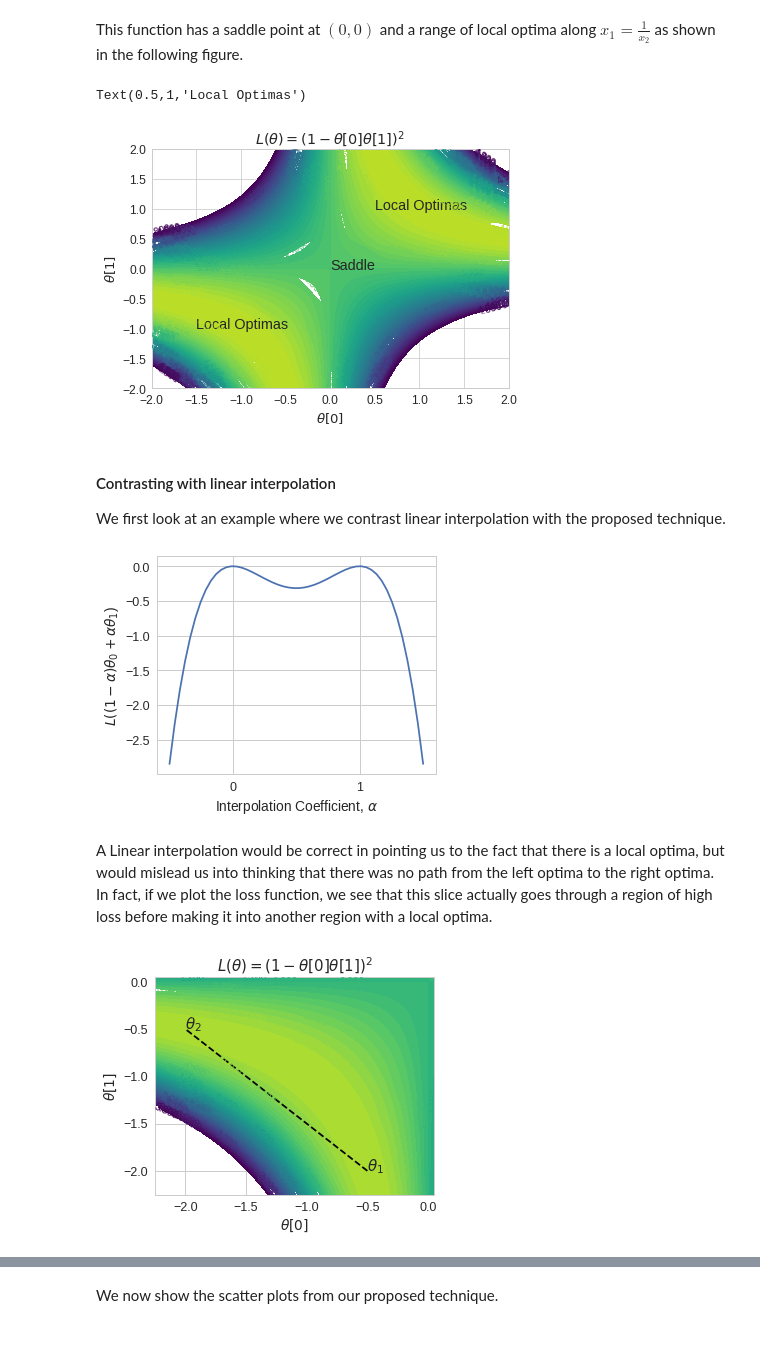
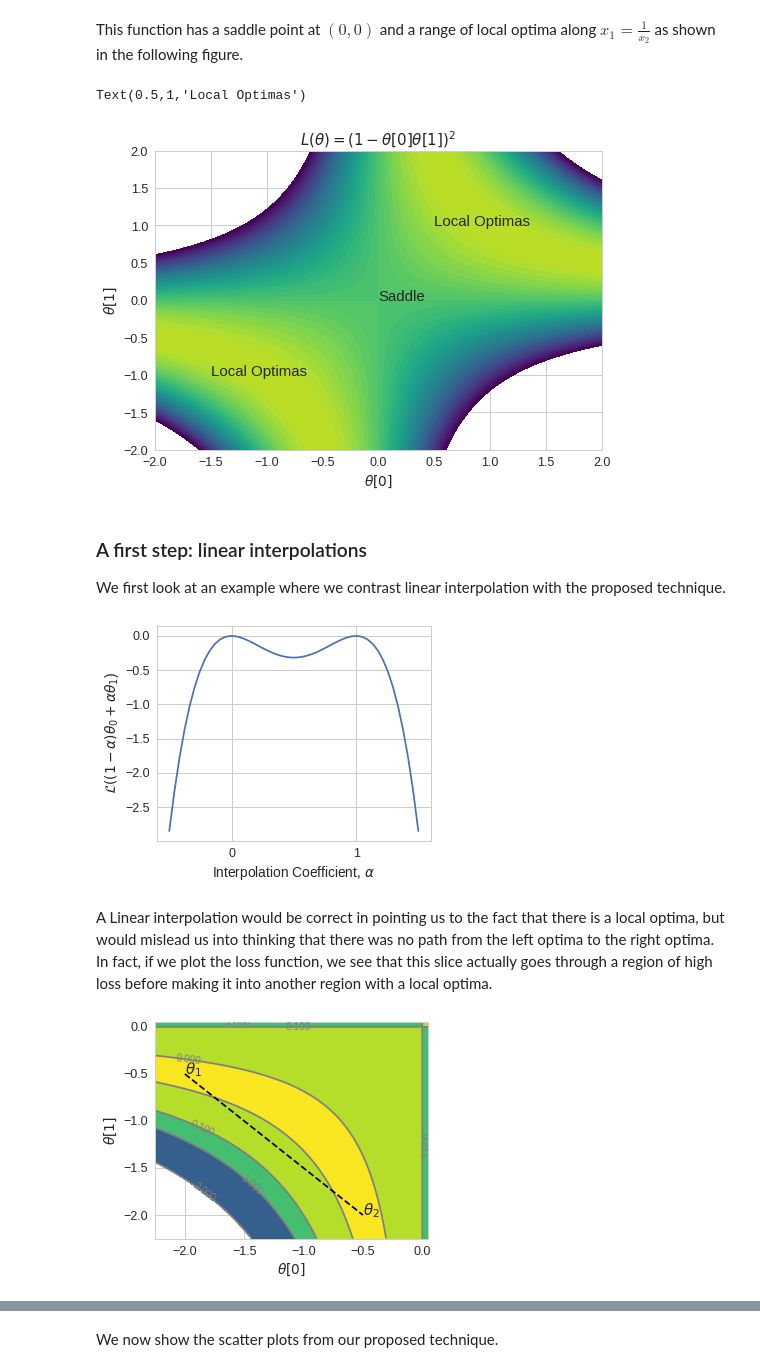
Before and after one commit to google-research/policy-learning-landscape, a Jupyter notebook: notebooks/ExampleLandscapes.ipynb, the cells around one changed output, grey strips where cells are left out. Cells and saved outputs as stored; diff of their text form; code cells hidden in the pictures; blank space fills up the shorter version.

```diff
--- a/notebooks/ExampleLandscapes.ipynb
+++ b/notebooks/ExampleLandscapes.ipynb
@@ -79,6 +76,7 @@ def plot_contours(
     nx=10,
     ny=10,
     ax=None,
+    show_contour_lines=False,
     **plot_kwargs):
   """Plots the contours of the function in 2D space.
   Args:
@@ -104,7 +102,8 @@ def plot_contours(
   # Batch apply the function:
   J = np.apply_along_axis(L_fn, 1, xy_vectors).reshape(nx, ny)
   cs = ax.contourf(x, y, J, **plot_kwargs) # Plot!
-  ax.clabel(cs, inline=1, fontsize=10)
+  if show_contour_lines: ax.contour(cs, colors='gray')
+  if show_contour_lines: ax.clabel(cs, inline=True, fontsize=10, colors='gray')
   return ax, J, xy_vectors
 
 # TODO(zaf): See if there are tools built into tensorflow that does this.
@@ -179,14 +178,14 @@ plt.text(-1.5, -1, 'Local Optimas')
 plt.text(0.5, 1, 'Local Optimas')
 # %% [output]
 Text(0.5,1,'Local Optimas')
-[figure, old version]
+[figure, new version]
 # %% [markdown]
-#### Contrasting with linear interpolation
+### A first step: linear interpolations
 
 We first look at an example where we contrast linear interpolation with the proposed technique.
 # %%
-x0 = np.array([-0.5, -2.])
-x1 = np.array([-2, -0.5])
+x0 = np.array([-2, -0.5])
+x1 = np.array([-0.5, -2.])
 # %%
 alphas = np.linspace(-0.5, 1.5, num=50)
 L_vals = []
@@ -197,29 +196,34 @@ for alpha in alphas:
 plt.figure(figsize=(5, 4))
 plt.plot(alphas, L_vals)
 plt.xlabel(r'Interpolation Coefficient, $\alpha$')
-plt.ylabel(r'$L((1-\alpha)\theta_0+\alpha\theta_1$)')
+plt.ylabel(r'$\mathcal{L}((1-\alpha)\theta_0+\alpha\theta_1$)')
 plt.xticks([0.0, 1.0])
-plt.savefig('demo_interpolation.pdf')
+plt.tight_layout()
+# plt.savefig('demo_interpolation.pdf')
 # %% [output]
-[figure, old version]
+[figure, new version]
 # %% [markdown]
 A Linear interpolation would be correct in pointing us to the fact that there is a local optima, but would mislead us into thinking that there was no path from the left optima to the right optima. In fact, if we plot the loss function, we see that this slice actually goes through a region of high loss before making it into another region with a local optima.
 # %%
 plt.figure(figsize=(5, 4))
 ax = plt.gca()
 ax, _, _ = plot_contours(
     L_goodfellow_saddle, nx=100, ny=100, cmap='viridis_r',
     ylims=(-2.25, 0.05), xlims=(-2.25, 0.05),
-    levels=np.arange(-0.5, 4.0, 0.1).tolist(), ax=ax)
+    show_contour_lines=True,
+    levels=[0.0, 0.1, 1.0, 2.0, 5.0], ax=ax)
 ax.set_xlabel(r'$\theta[0]$')
 ax.set_ylabel(r'$\theta[1]$')
-ax.set_title(r'$L(\theta) = (1-\theta[0]\theta[1])^2$')
+
+
 plt.xlim(-2.25, 0.05)
 plt.ylim(-2.25, 0.05)
 plt.plot(x0, x1, linestyle='--', color='k')
 plt.text(x0[0], x0[1], r'$\theta_1$')
 plt.text(x1[0], x1[1], r'$\theta_2$')
-plt.savefig('demo_curve.pdf')
+plt.tight_layout()
+
+# plt.savefig('demo_curve.pdf')
 # %% [output]
-[figure, old version]
+[figure, new version]
 # %% [markdown]
```
Also changed, not shown: parts of 19 cells of this notebook.
